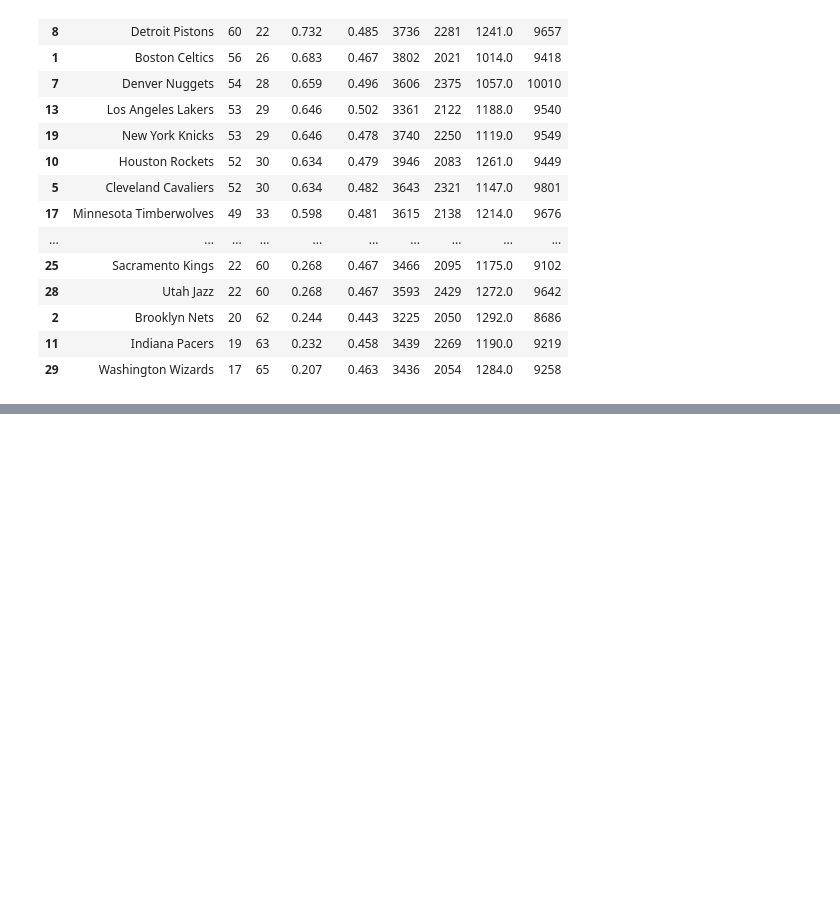
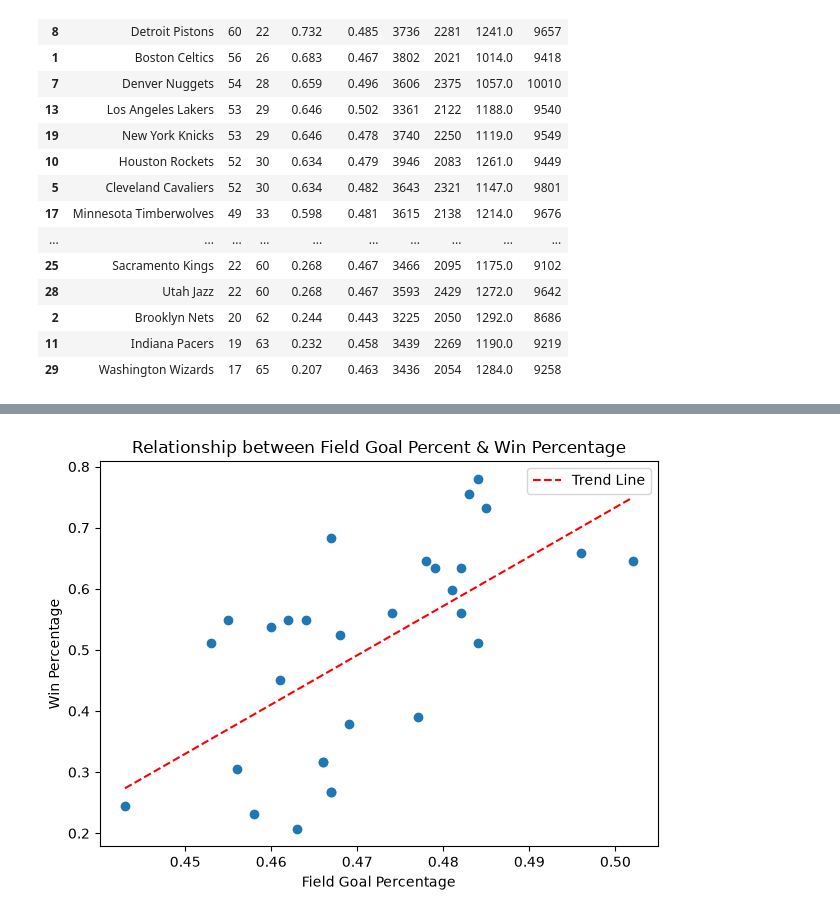
Before and after one commit to kinggreyson/NBA_Performance_Analysis, a Jupyter notebook: track.ipynb, the cells around one changed output, grey strips where cells are left out. Saved outputs shown, nothing was run; the diff lists cells and outputs as text; code cells hidden in the pictures; blank space fills up the shorter version.

```diff
--- a/track.ipynb
+++ b/track.ipynb
@@ -41,0 +45,20 @@ plot.show()
+# %%
+import numpy as np
+
+plot.Figure(figsize=(8,6))
+plot.scatter(Rankings_clean['FG_PCT'], Rankings_clean['W_PCT'])
+
+# fit a straight line
+line = np.polyfit(Rankings_clean['FG_PCT'], Rankings_clean['W_PCT'], 1)
+trendline = np.poly1d(line)
+x_val = np.linspace(Rankings_clean['FG_PCT'].min(), Rankings_clean['FG_PCT'].max(), 100)
+plot.plot(x_val, trendline(x_val), color='red', linestyle='--', label = 'Trend Line')
+
+plot.xlabel('Field Goal Percentage')
+plot.ylabel('Win Percentage')
+plot.title("Relationship between Field Goal Percent & Win Percentage")
+plot.legend()
+plot.tight_layout()
+plot.show()
+# %% [output]
+[figure, added]
```
Also changed, not shown: parts of 1 cell of this notebook.
